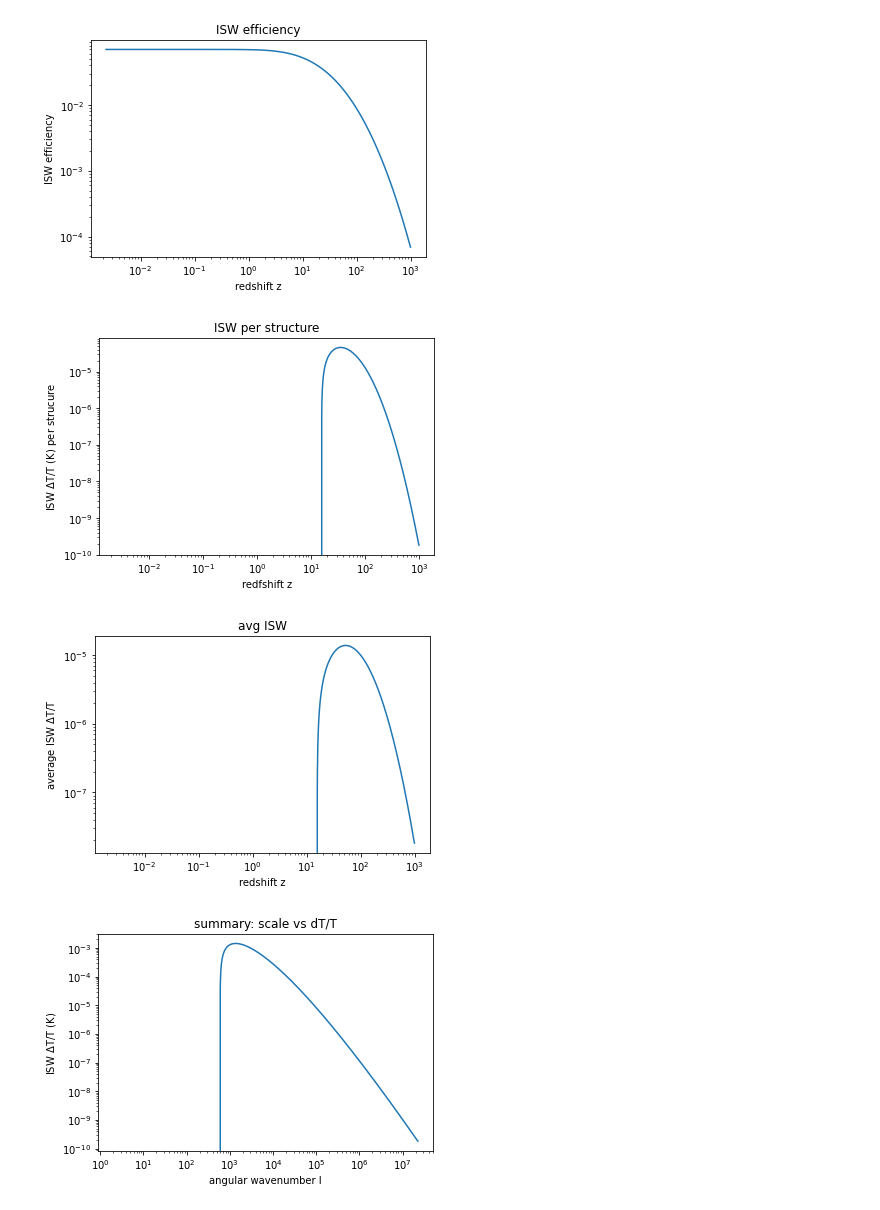
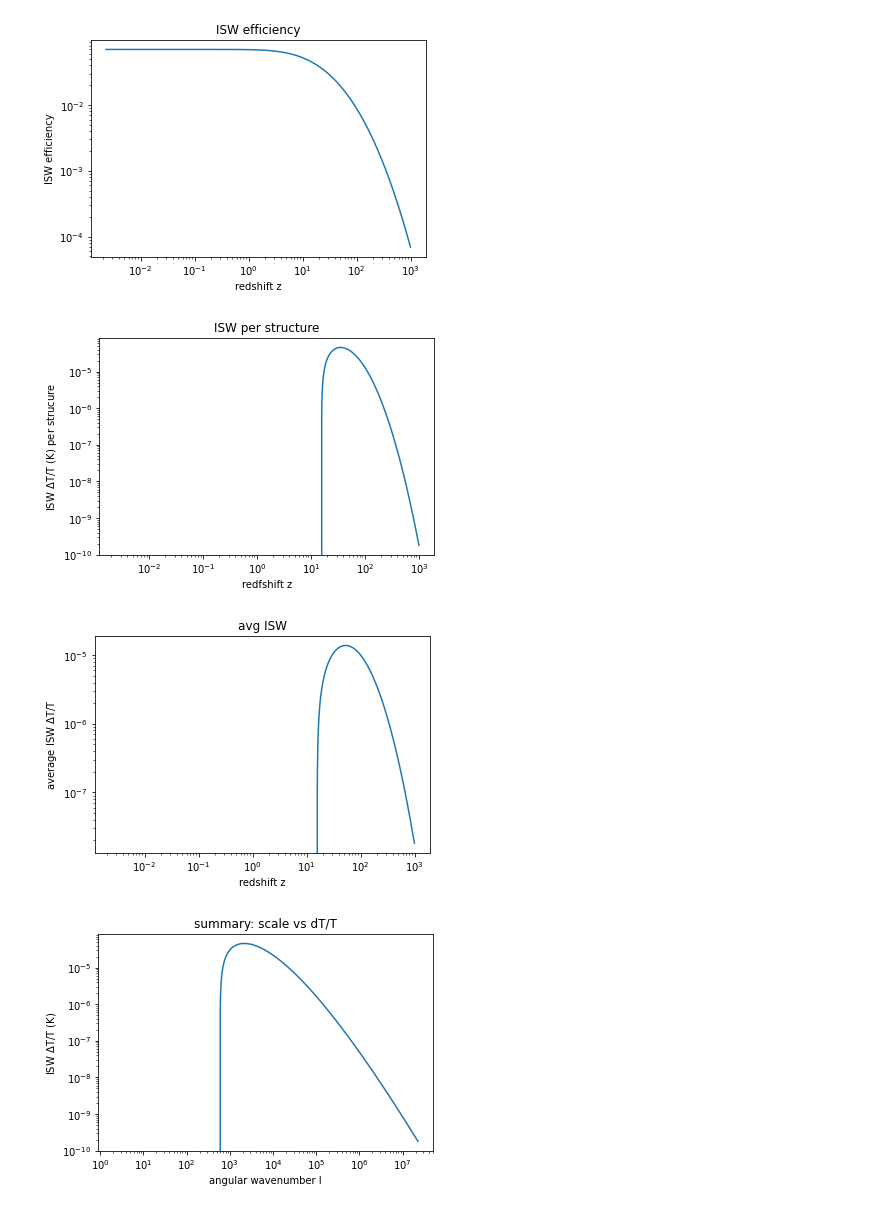
Before and after one commit to pocvirk/Dirac-Milne, a Jupyter notebook: ordres_de_grandeur_CMB_ISW_DiMi.ipynb, the cells around one changed output. Drawn from its saved outputs; the diff is of its cells as text; code cells hidden in the pictures.

```diff
--- a/ordres_de_grandeur_CMB_ISW_DiMi.ipynb
+++ b/ordres_de_grandeur_CMB_ISW_DiMi.ipynb
@@ -170,32 +170,32 @@ aveISW=ISWdTsT*(dt/tcross)
 plt.plot(z,aveISW)
 plt.xscale('log')
 plt.yscale('log')
 plt.ylabel('average ISW $\Delta$T/T')
 plt.xlabel('redshift z')
 plt.title('avg ISW')
 plt.show()
 
 
 # and now the dt/T as a function of ls:
-plt.plot(ls,ISWdtst)
+plt.plot(ls,ISWdTsT)
 plt.xlabel('angular wavenumber l')
 plt.ylabel('ISW $\Delta$T/T (K)')
 plt.xscale('log')
 plt.yscale('log')
 plt.title('summary: scale vs dT/T')
 plt.show()
 # %% [output]
 avg density H/m^3 3.2853588737503405
 age of the universe as 1/H0 in Gyr 13.96846030961612
 [figure]
 LambdaCDM(H0=70 km / (Mpc s), Om0=0, Ode0=0, Tcmb0=0 K, Neff=3.04, m_nu=None, Ob0=None)
 [figure]
 [figure]
 [figure]
 [figure]
 [figure]
 [figure]
 [figure]
 [figure]
 [figure]
-[figure, old version]
+[figure, new version]
```
